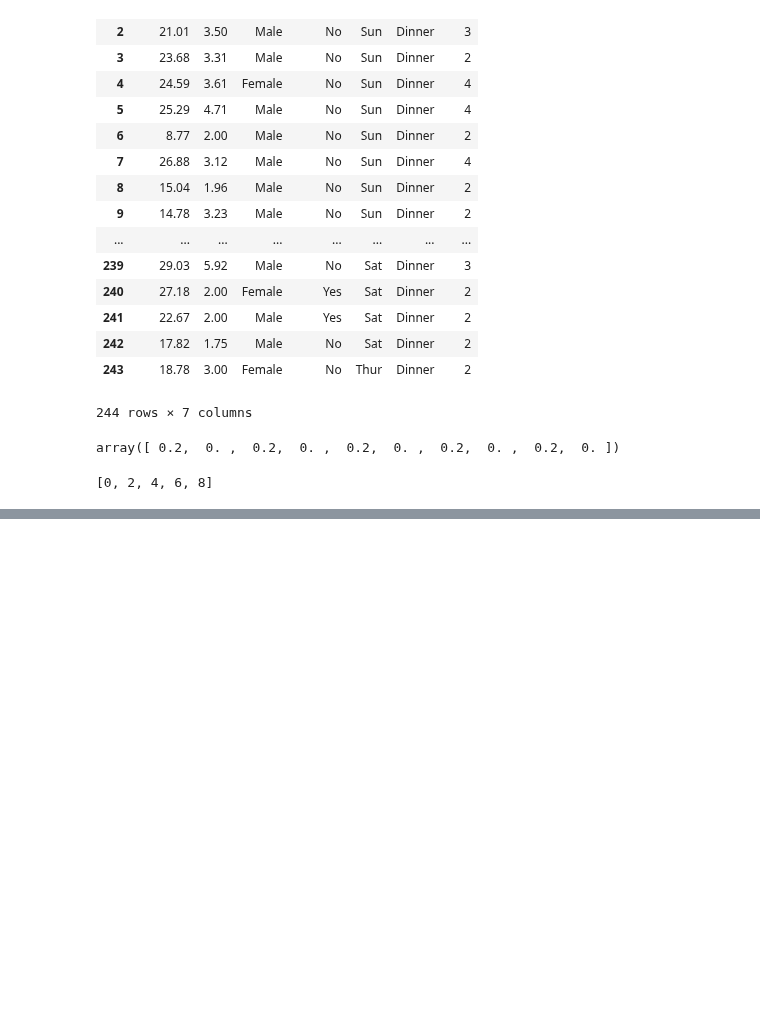
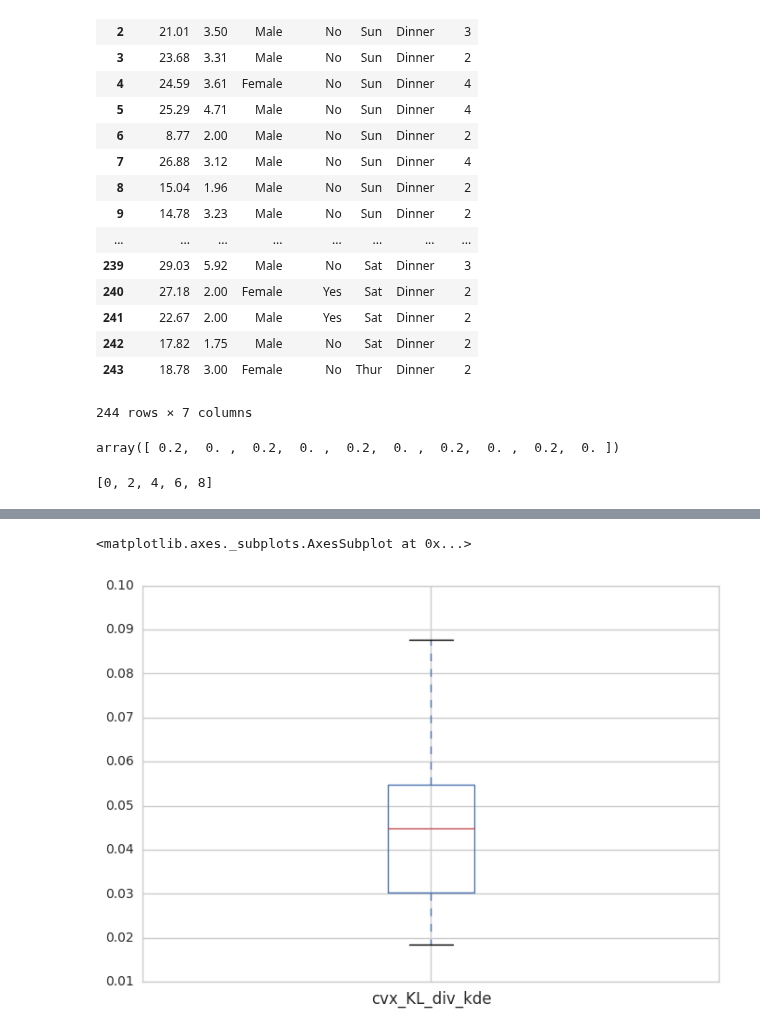
Before and after one commit to mehdisebbar/kl-aggregation, a Jupyter notebook: results_simus_aggreg/results extract.ipynb, the cells around one changed output, grey strips where cells are left out. Drawn from its saved outputs; the diff is of its cells as text; code cells hidden in the pictures; blank space fills up the shorter version.

```diff
--- a/results_simus_aggreg/results extract.ipynb
+++ b/results_simus_aggreg/results extract.ipynb
@@ -316,0 +351,5 @@ a
+# %%
+df_results[df_results["cvx_KL_div_kde"] != np.inf].boxplot(figsize =(20,10) , column=["cvx_KL_div_kde"])
+# %% [output]
+<matplotlib.axes._subplots.AxesSubplot at 0x...>
+[figure, added]
```
Also changed, not shown: parts of 19 cells of this notebook, 6 other files.
